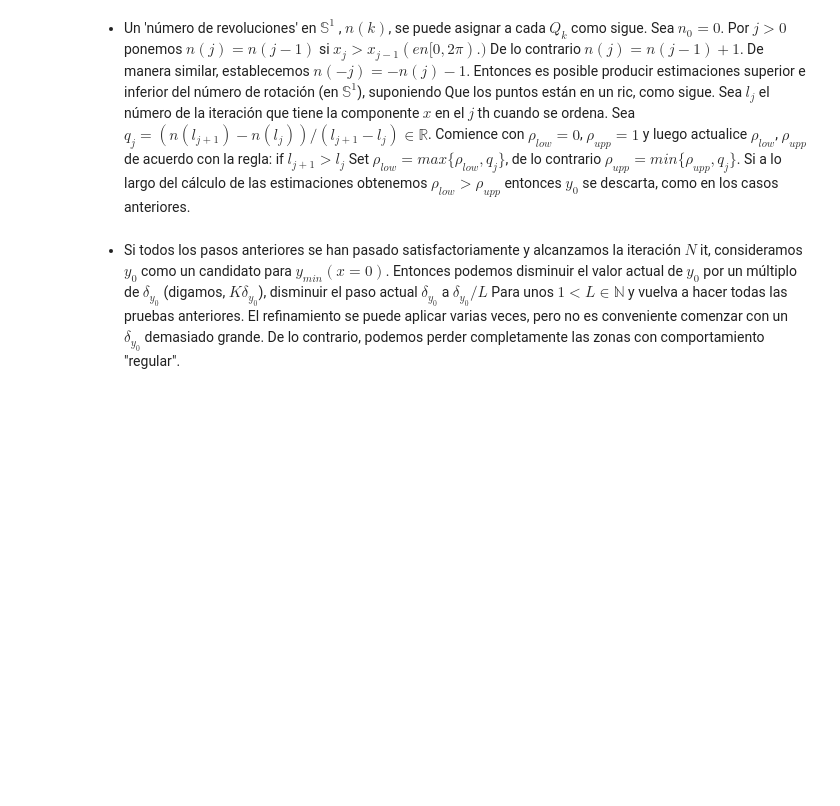
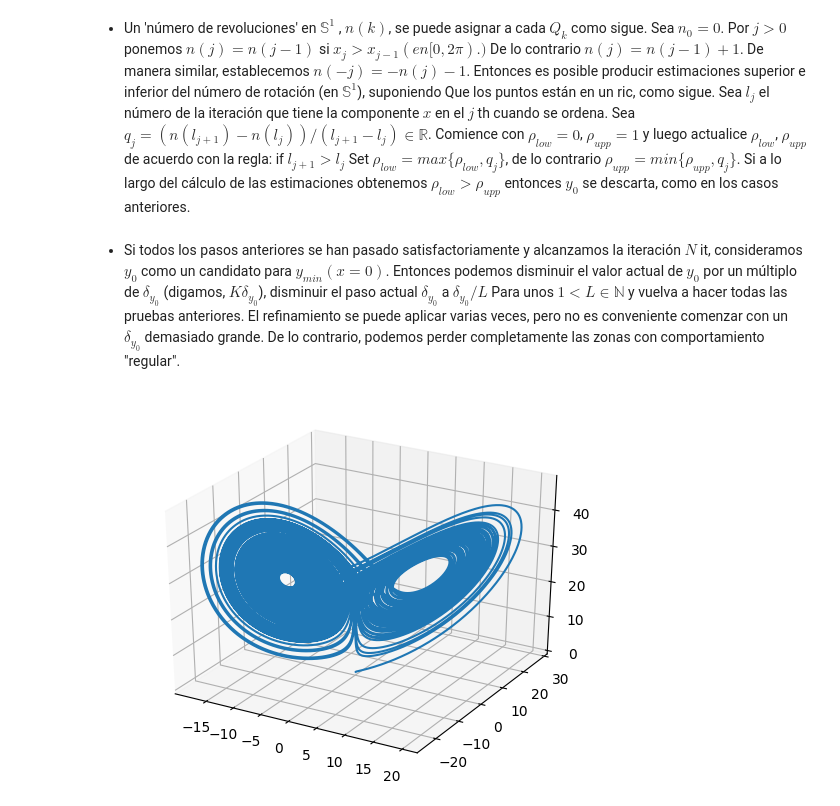
Before and after one commit to gitrmora/OsciladorParametrico, a Jupyter notebook: articulo.ipynb, the cells around one changed output. Cells and saved outputs as stored; diff of their text form; code cells hidden in the pictures; blank space fills up the shorter version.

```diff
--- a/articulo.ipynb
+++ b/articulo.ipynb
@@ -59,3 +59,37 @@ Los pasos del algoritmo son los siguientes.
 - Un 'número de revoluciones' en $\mathbb{S}^1$ , $n(k)$, se puede asignar a cada $ Q_k $ como sigue. Sea $ n_0 = 0 $. Por $ j> 0 $ ponemos $ n (j) = n (j - 1) $ si $ x_j> x_{j -1} (en [0, 2π).) $ De lo contrario $n( j ) = n( j − 1) + 1$. De manera similar, establecemos $ n (-j) = -n (j) -1 $. Entonces es posible producir estimaciones superior e inferior del número de rotación (en $ \mathbb{S}^1 $), suponiendo Que los puntos están en un ric, como sigue. Sea $ l_j $ el número de la iteración que tiene la componente $ x $ en el $ j $ th cuando se ordena. Sea $ q_j = (n (l_{j +1}) - n (l_j)) / (l_{j +1} - l_j) ∈ \mathbb{R} $. Comience con $ ρ_{low} = 0 $, $ ρ_{upp} = 1 $ y luego actualice $ ρ_{low} $, $ ρ_{upp} $ de acuerdo con la regla: if $ l_{j +1}> l_j $ Set $ ρ_{low} = max\{ρ_{low}, q_j \} $, de lo contrario $ ρ_{upp} = min\{ρ_ {upp}, q_j\} $. Si a lo largo del cálculo de las estimaciones obtenemos $ ρ_{low}> ρ_{upp} $ entonces $ y_0 $ se descarta, como en los casos anteriores.
 # %% [markdown]
 - Si todos los pasos anteriores se han pasado satisfactoriamente y alcanzamos la iteración $ N $ it, consideramos $ y_0 $ como un candidato para $ y_{min} (x = 0) $. Entonces podemos disminuir el valor actual de $ y_0 $ por un múltiplo de $ δ_{y_0} $ (digamos, $ Kδ_{y_0} $), disminuir el paso actual $ δ_{y_0} $ a $ δ_{y_0} / L $ Para unos $ 1 <L ∈ \mathbb{N} $ y vuelva a hacer todas las pruebas anteriores. El refinamiento se puede aplicar varias veces, pero no es conveniente comenzar con un $ δ_{y_0} $ demasiado grande. De lo contrario, podemos perder completamente las zonas con comportamiento "regular".
+# %%
+using ODE;
+function f(t, r)
+    # Extract the coordinates from the r vector
+    (x, y, z) = r
+
+    # The Lorenz equations
+    dx_dt = sigma*(y - x)
+    dy_dt = x*(rho - z) - y
+    dz_dt = x*y - bet*z
+
+    # Return the derivatives as a vector
+    [dx_dt; dy_dt; dz_dt]
+end;
+# Define time vector and interval grid
+const dt = 0.001
+const tf = 100.0
+t = 0:dt:tf
+
+# Initial position in space
+const r0 = [0.1; 0.0; 0.0]
+
+# Constants sigma, rho and beta
+const sigma = 10.0
+const rho   = 28.0
+const bet   = 8.0/3.0;
+(t, pos) = ode45(f, r0, t)
+x = map(v -> v[1], pos)
+y = map(v -> v[2], pos)
+z = map(v -> v[3], pos);
+using PyPlot
+plot3D(x, y, z);
+# %% [output]
+[figure, added]
```
Also changed, not shown: parts of 1 cell of this notebook.
